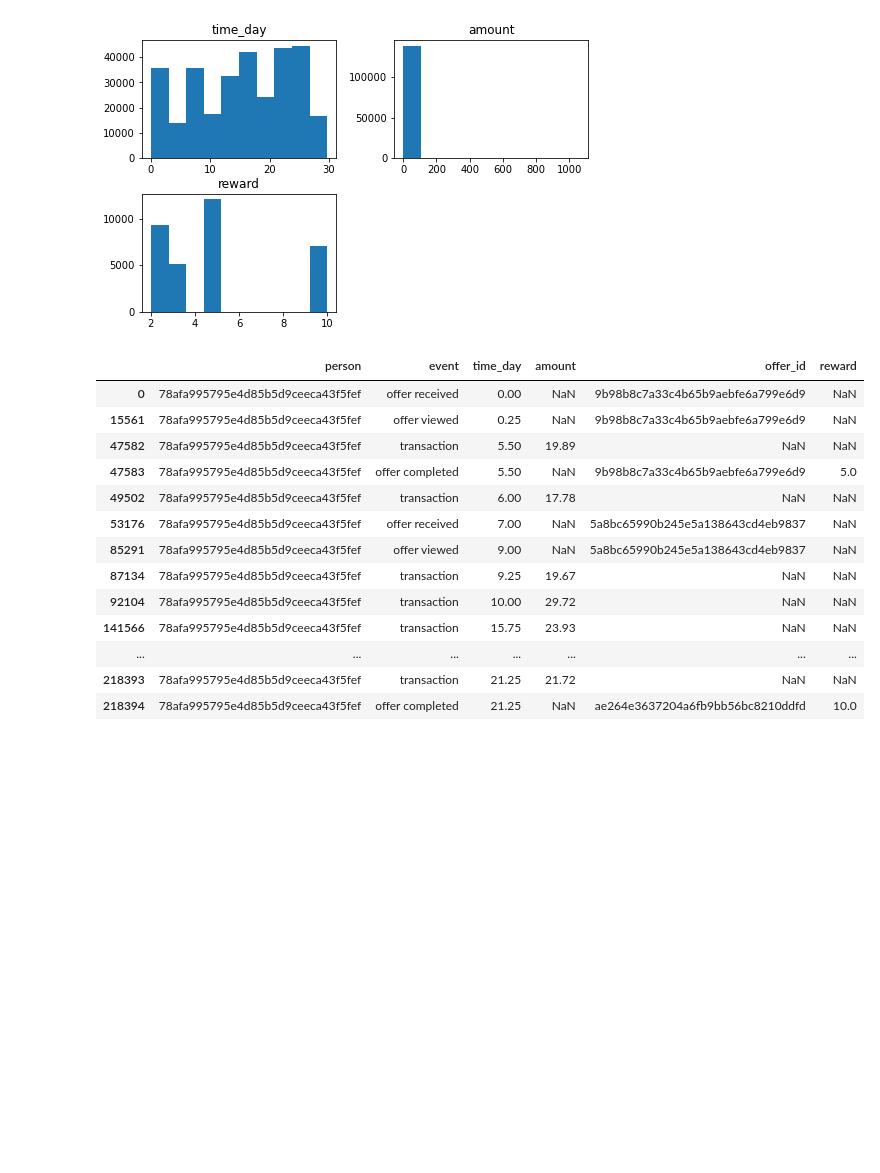
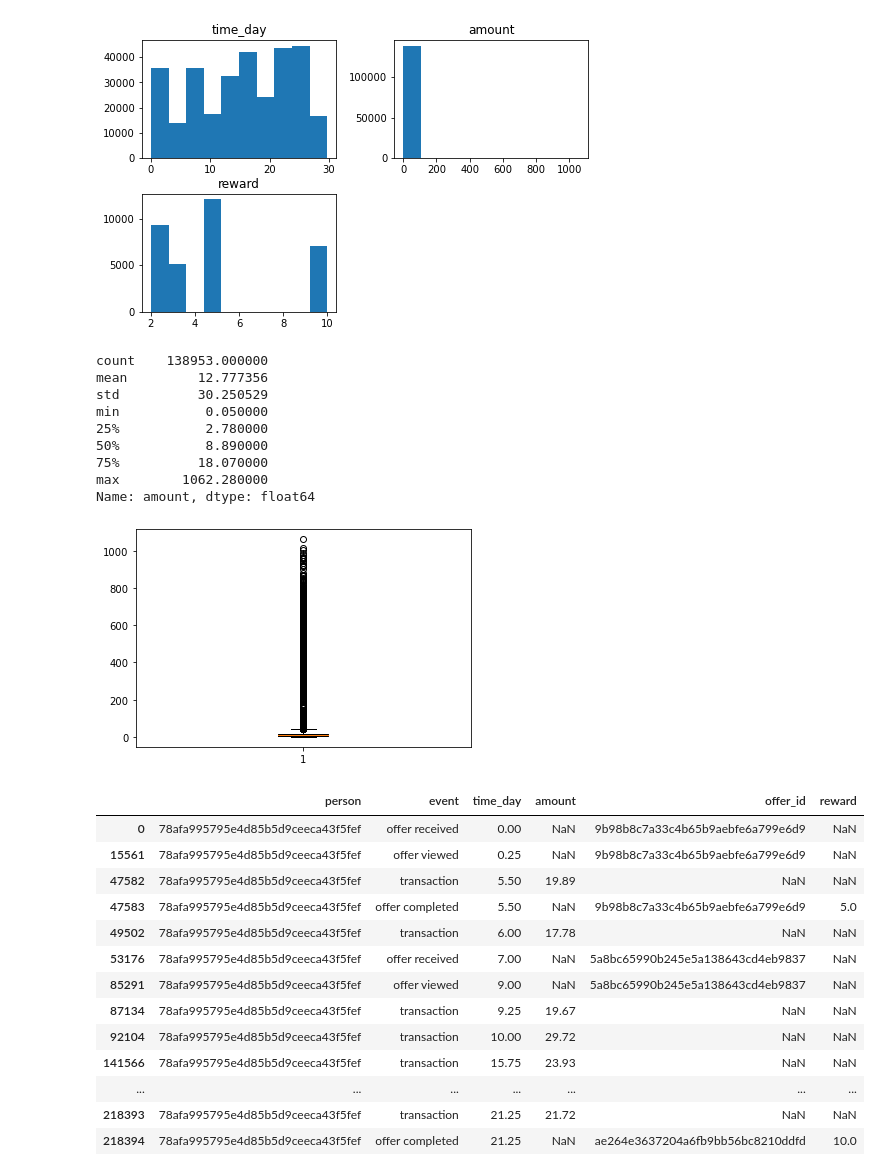
Before and after one commit to xmjuan/starbucks_capstone, a Jupyter notebook: Starbucks_Capstone_notebook.ipynb, the cells around one changed output. Cells and saved outputs as stored; diff of their text form; code cells hidden in the pictures; blank space fills up the shorter version.

```diff
--- a/Starbucks_Capstone_notebook.ipynb
+++ b/Starbucks_Capstone_notebook.ipynb
@@ -411,6 +411,20 @@ transcript = transcript.drop(['value'], axis=1)
 transcript.hist(figsize=(8,5), grid=False);
 # %% [output]
 [figure]
+# %%
+plt.boxplot(transcript[transcript['amount'].isnull()==False]['amount'])
+transcript[transcript['amount'].isnull()==False]['amount'].describe()
+# %% [output]
+count    138953.000000
+mean         12.777356
+std          30.250529
+min           0.050000
+25%           2.780000
+50%           8.890000
+75%          18.070000
+max        1062.280000
+Name: amount, dtype: float64
+[figure, added]
 # %%
 transcript[transcript['person']=='78afa995795e4d85b5d9ceeca43f5fef']
 # %% [output]
```
Also changed, not shown: parts of 44 cells of this notebook.
